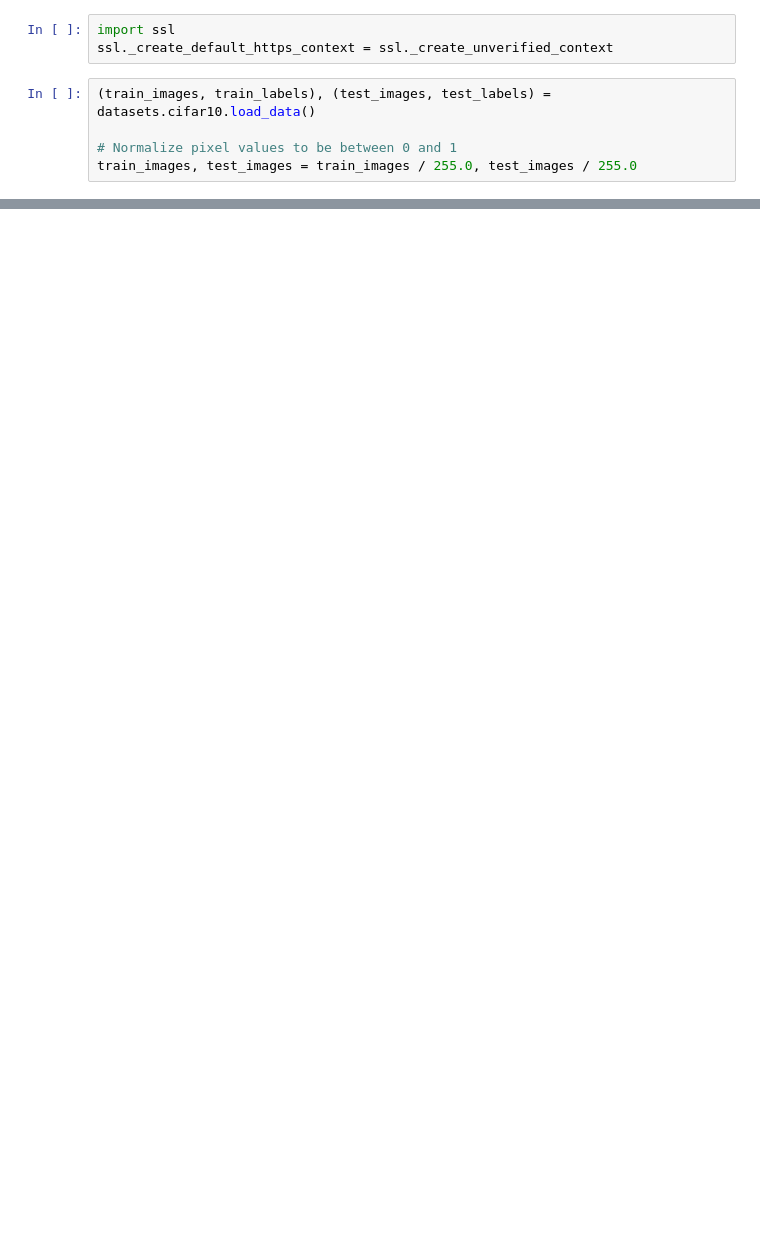
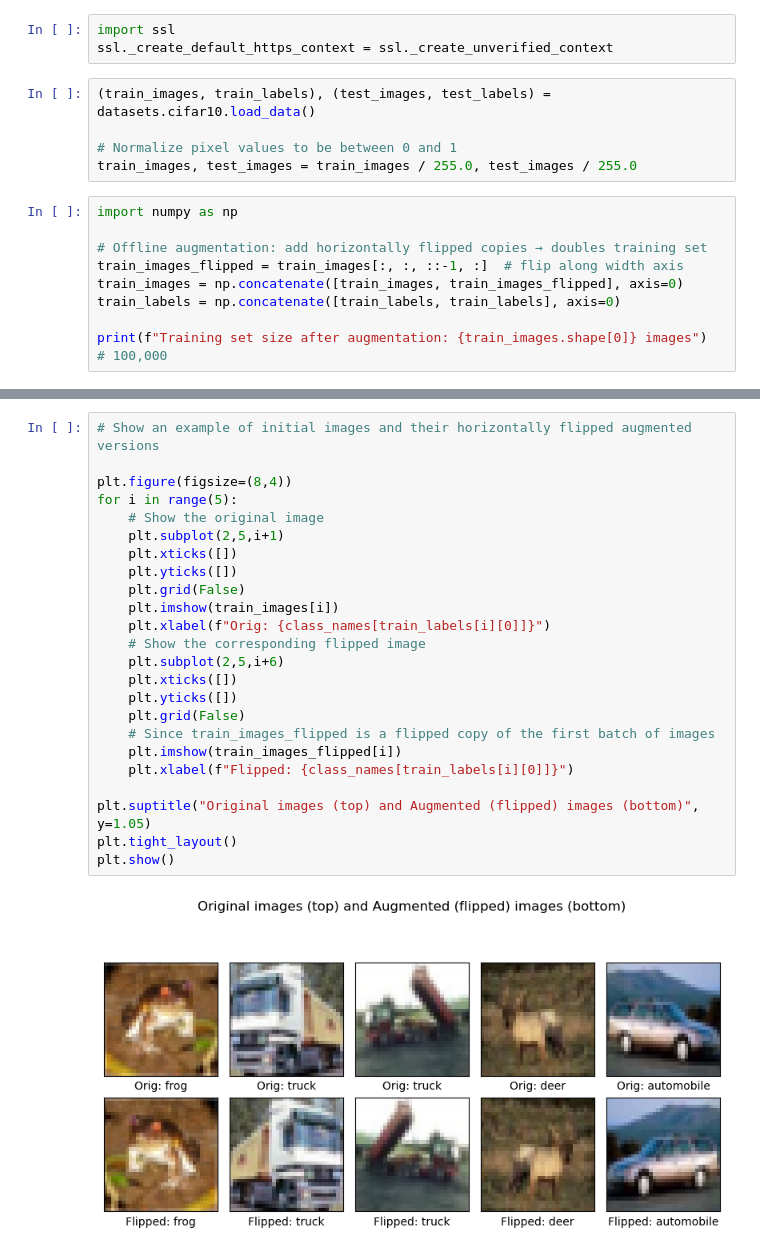
Before and after one commit to thanadol-git/DL_Gr5, a Jupyter notebook: Gr5_model.ipynb, the cells around one changed output, grey strips where cells are left out. Drawn from its saved outputs; the diff is of its cells as text; blank space fills up the shorter version.

```diff
--- a/Gr5_model.ipynb
+++ b/Gr5_model.ipynb
@@ -20,3 +28,12 @@ ssl._create_default_https_context = ssl._create_unverified_context
 
 # Normalize pixel values to be between 0 and 1
 train_images, test_images = train_images / 255.0, test_images / 255.0
+# %%
+import numpy as np
+
+# Offline augmentation: add horizontally flipped copies → doubles training set
+train_images_flipped = train_images[:, :, ::-1, :]  # flip along width axis
+train_images = np.concatenate([train_images, train_images_flipped], axis=0)
+train_labels = np.concatenate([train_labels, train_labels], axis=0)
+
+print(f"Training set size after augmentation: {train_images.shape[0]} images")  # 100,000
@@ -38,3 +59,29 @@ plt.show()
+# %%
+# Show an example of initial images and their horizontally flipped augmented versions
+
+plt.figure(figsize=(8,4))
+for i in range(5):
+    # Show the original image
+    plt.subplot(2,5,i+1)
+    plt.xticks([])
+    plt.yticks([])
+    plt.grid(False)
+    plt.imshow(train_images[i])
+    plt.xlabel(f"Orig: {class_names[train_labels[i][0]]}")
+    # Show the corresponding flipped image
+    plt.subplot(2,5,i+6)
+    plt.xticks([])
+    plt.yticks([])
+    plt.grid(False)
+    # Since train_images_flipped is a flipped copy of the first batch of images
+    plt.imshow(train_images_flipped[i])
+    plt.xlabel(f"Flipped: {class_names[train_labels[i][0]]}")
+
+plt.suptitle("Original images (top) and Augmented (flipped) images (bottom)", y=1.05)
+plt.tight_layout()
+plt.show()
+# %% [output]
+[figure, added]
 # %%
 inputs = layers.Input(shape=(32, 32, 3))
 
```
Also changed, not shown: parts of 8 cells of this notebook, 1 other file.
